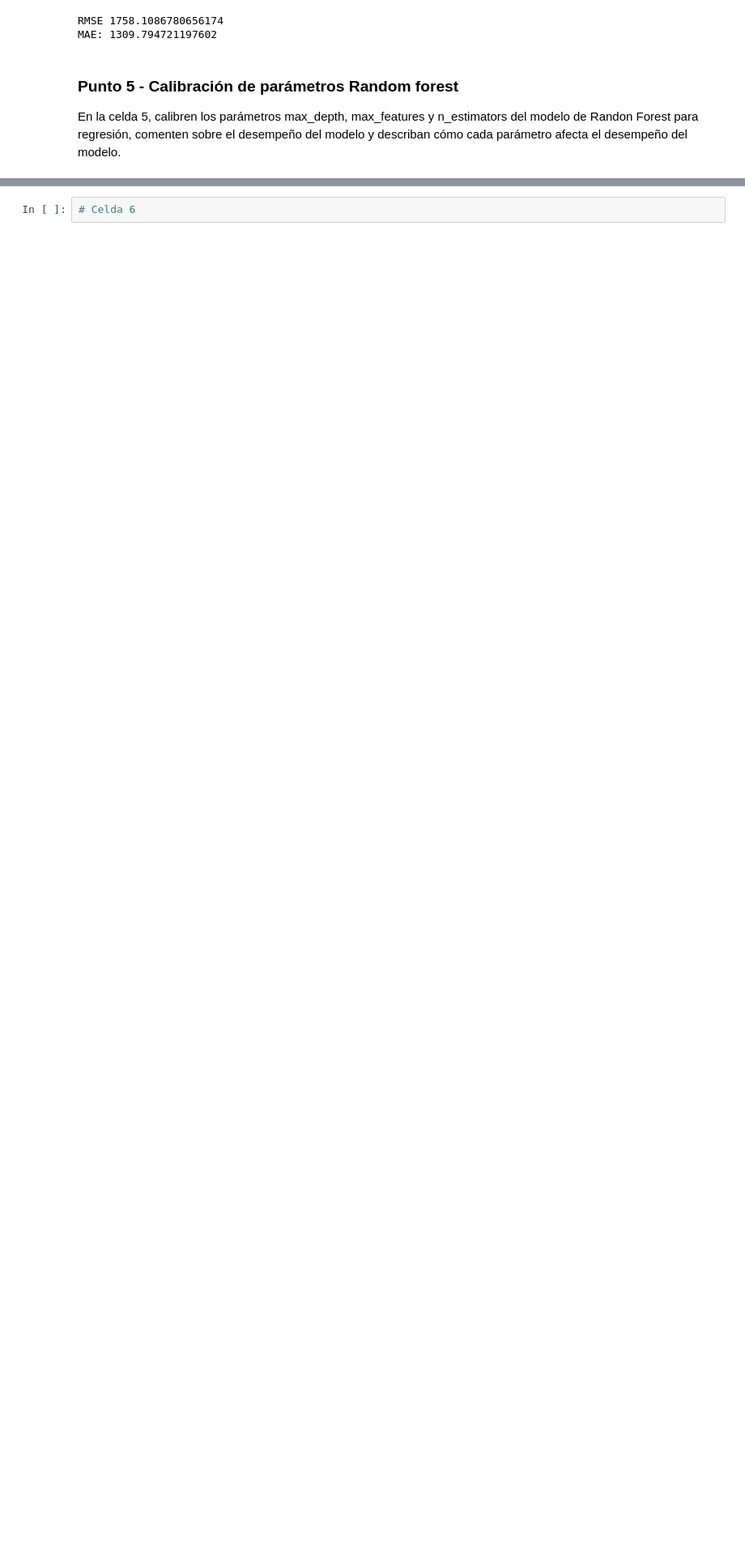
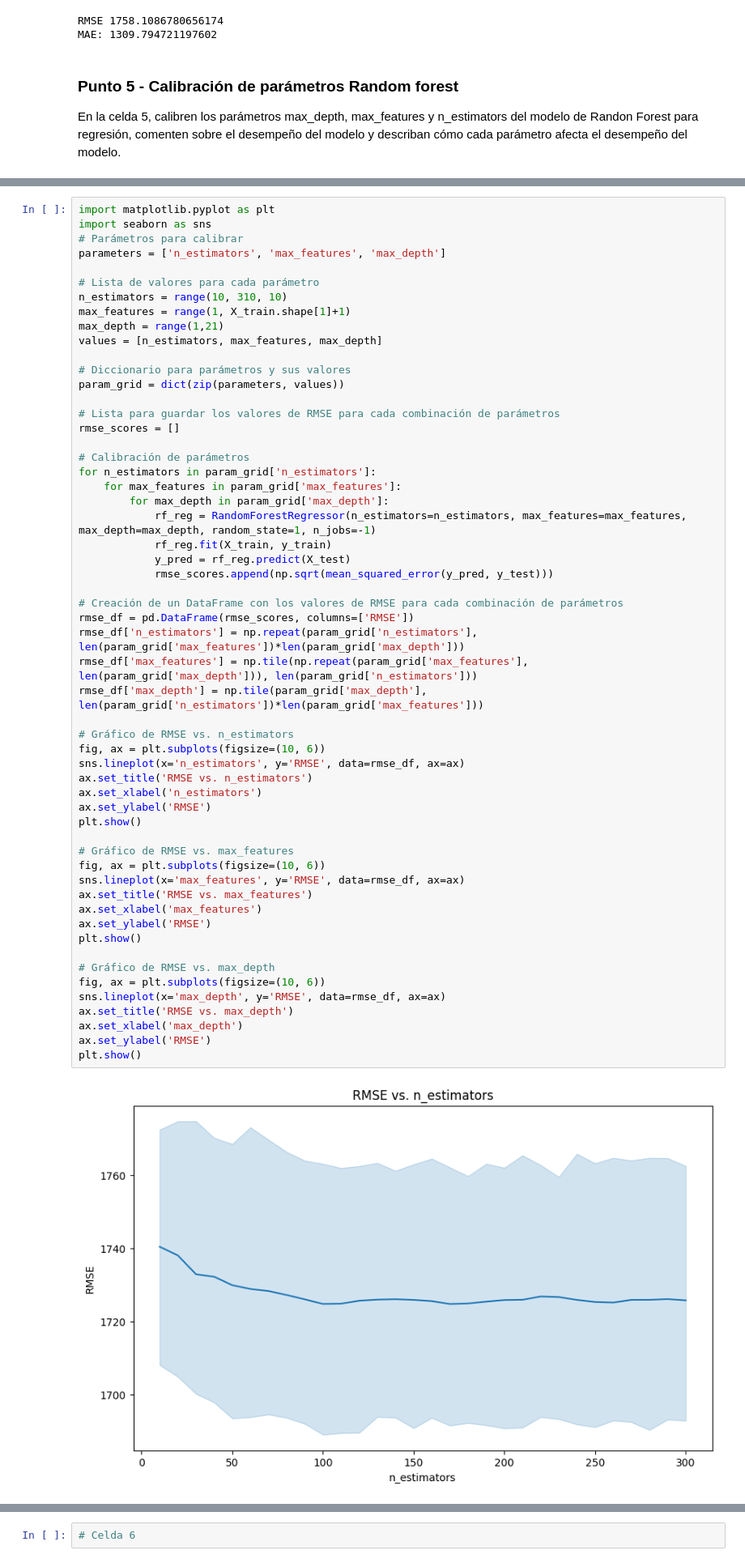
Before and after one commit to ggomez1803/ML-NLP, a Jupyter notebook: MIAD_ML_NLP_2023/Semana 2/S2TC1_RandomForests_Boosting.ipynb, the cells around one changed output, grey strips where cells are left out. Shown: that part at 81% size. Saved outputs shown, nothing was run; the diff lists cells and outputs as text; blank space fills up the shorter version.

Commit message:
Adición de calibración max_depth

```diff
--- a/MIAD_ML_NLP_2023/Semana 2/S2TC1_RandomForests_Boosting.ipynb
+++ b/MIAD_ML_NLP_2023/Semana 2/S2TC1_RandomForests_Boosting.ipynb
@@ -334,0 +286,58 @@ El menor RMSE se alcanza con: 9 features y es igual a 1755.3655840329534
+# %%
+import matplotlib.pyplot as plt
+import seaborn as sns
+# Parámetros para calibrar
+parameters = ['n_estimators', 'max_features', 'max_depth']
+
+# Lista de valores para cada parámetro
+n_estimators = range(10, 310, 10)
+max_features = range(1, X_train.shape[1]+1)
+max_depth = range(1,21)
+values = [n_estimators, max_features, max_depth]
+
+# Diccionario para parámetros y sus valores
+param_grid = dict(zip(parameters, values))
+
+# Lista para guardar los valores de RMSE para cada combinación de parámetros
+rmse_scores = []
+
+# Calibración de parámetros
+for n_estimators in param_grid['n_estimators']:
+    for max_features in param_grid['max_features']:
+        for max_depth in param_grid['max_depth']:
+            rf_reg = RandomForestRegressor(n_estimators=n_estimators, max_features=max_features, max_depth=max_depth, random_state=1, n_jobs=-1)
+            rf_reg.fit(X_train, y_train)
+            y_pred = rf_reg.predict(X_test)
+            rmse_scores.append(np.sqrt(mean_squared_error(y_pred, y_test)))
+
+# Creación de un DataFrame con los valores de RMSE para cada combinación de parámetros
+rmse_df = pd.DataFrame(rmse_scores, columns=['RMSE'])
+rmse_df['n_estimators'] = np.repeat(param_grid['n_estimators'], len(param_grid['max_features'])*len(param_grid['max_depth']))
+rmse_df['max_features'] = np.tile(np.repeat(param_grid['max_features'], len(param_grid['max_depth'])), len(param_grid['n_estimators']))
+rmse_df['max_depth'] = np.tile(param_grid['max_depth'], len(param_grid['n_estimators'])*len(param_grid['max_features']))
+
+# Gráfico de RMSE vs. n_estimators
+fig, ax = plt.subplots(figsize=(10, 6))
+sns.lineplot(x='n_estimators', y='RMSE', data=rmse_df, ax=ax)
+ax.set_title('RMSE vs. n_estimators')
+ax.set_xlabel('n_estimators')
+ax.set_ylabel('RMSE')
+plt.show()
+
+# Gráfico de RMSE vs. max_features
+fig, ax = plt.subplots(figsize=(10, 6))
+sns.lineplot(x='max_features', y='RMSE', data=rmse_df, ax=ax)
+ax.set_title('RMSE vs. max_features')
+ax.set_xlabel('max_features')
+ax.set_ylabel('RMSE')
+plt.show()
+
+# Gráfico de RMSE vs. max_depth
+fig, ax = plt.subplots(figsize=(10, 6))
+sns.lineplot(x='max_depth', y='RMSE', data=rmse_df, ax=ax)
+ax.set_title('RMSE vs. max_depth')
+ax.set_xlabel('max_depth')
+ax.set_ylabel('RMSE')
+plt.show()
+# %% [output]
+[figure, added]
```
Also changed, not shown: parts of 11 cells of this notebook.
